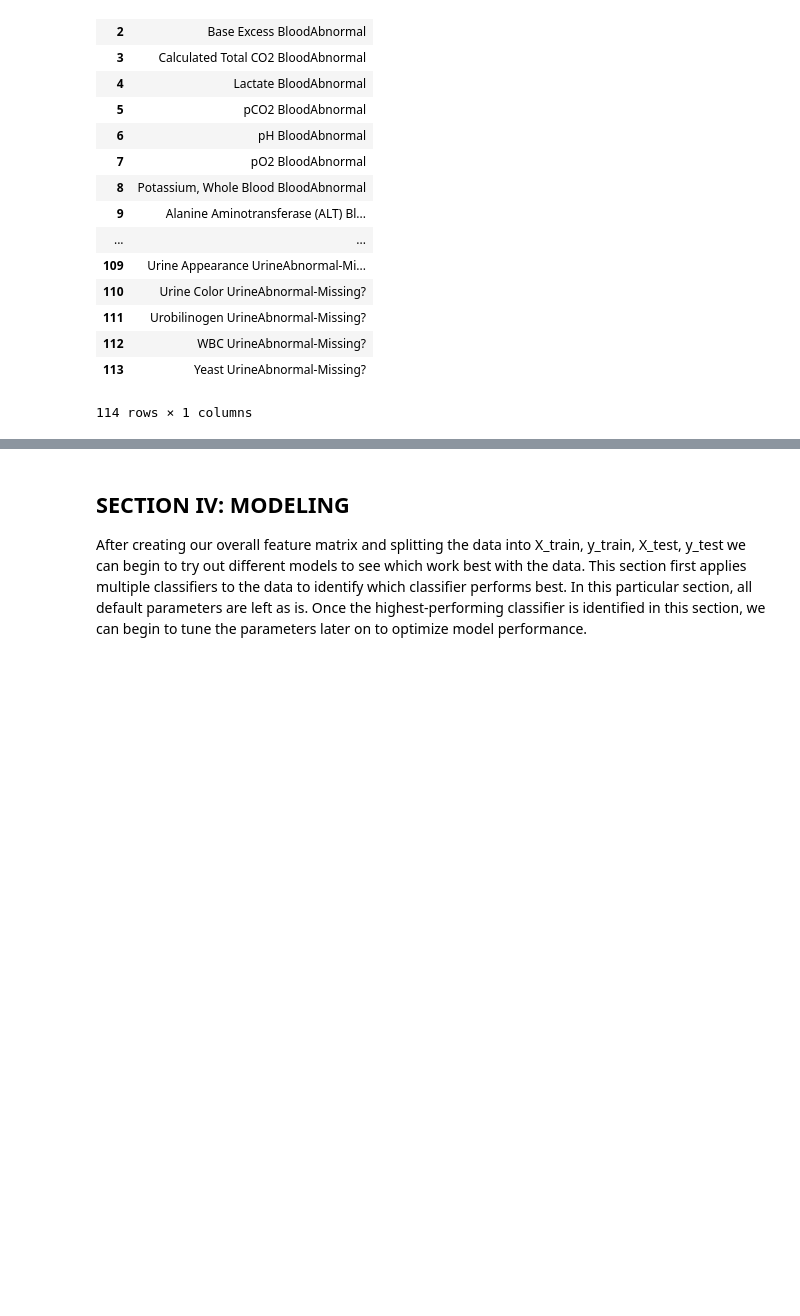
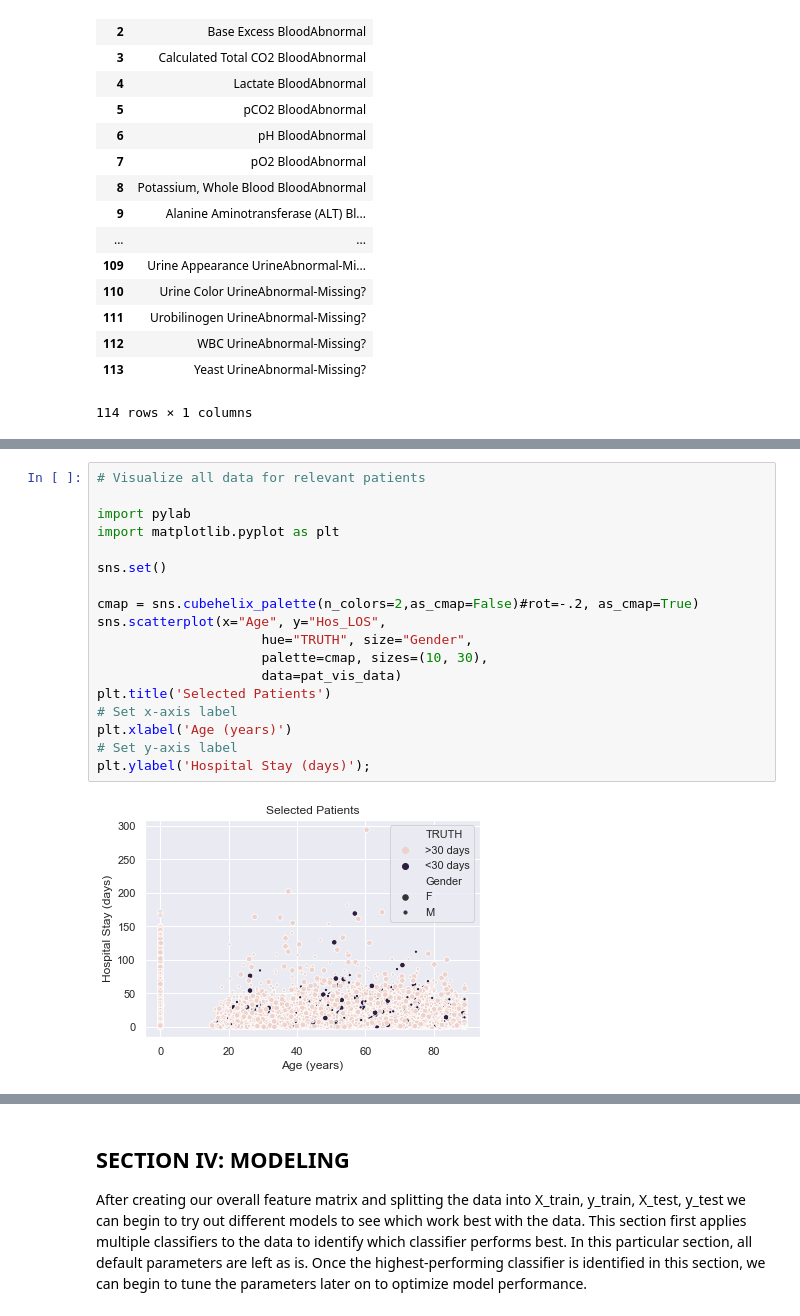
Before and after one commit to kevinmchu/BME590Final, a Jupyter notebook: Process Book.ipynb, the cells around one changed output, grey strips where cells are left out. Saved outputs shown, nothing was run; the diff lists cells and outputs as text; blank space fills up the shorter version.

```diff
--- a/Process Book.ipynb
+++ b/Process Book.ipynb
@@ -518,0 +584,20 @@ all_feat_names_df
+# %%
+# Visualize all data for relevant patients
+
+import pylab
+import matplotlib.pyplot as plt
+
+sns.set()
+
+cmap = sns.cubehelix_palette(n_colors=2,as_cmap=False)#rot=-.2, as_cmap=True)
+sns.scatterplot(x="Age", y="Hos_LOS",
+                     hue="TRUTH", size="Gender",
+                     palette=cmap, sizes=(10, 30),
+                     data=pat_vis_data)
+plt.title('Selected Patients')
+# Set x-axis label
+plt.xlabel('Age (years)')
+# Set y-axis label
+plt.ylabel('Hospital Stay (days)');
+# %% [output]
+[figure, added]
```
Also changed, not shown: parts of 8 cells of this notebook.
